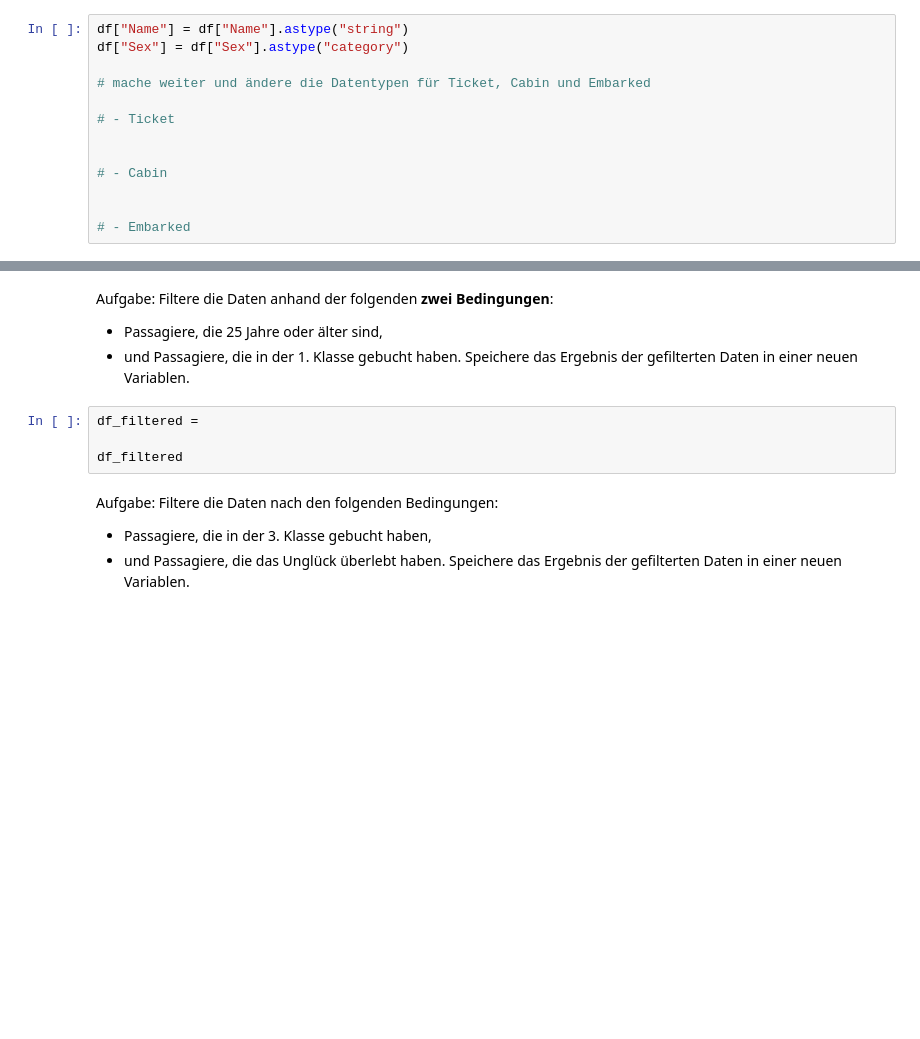
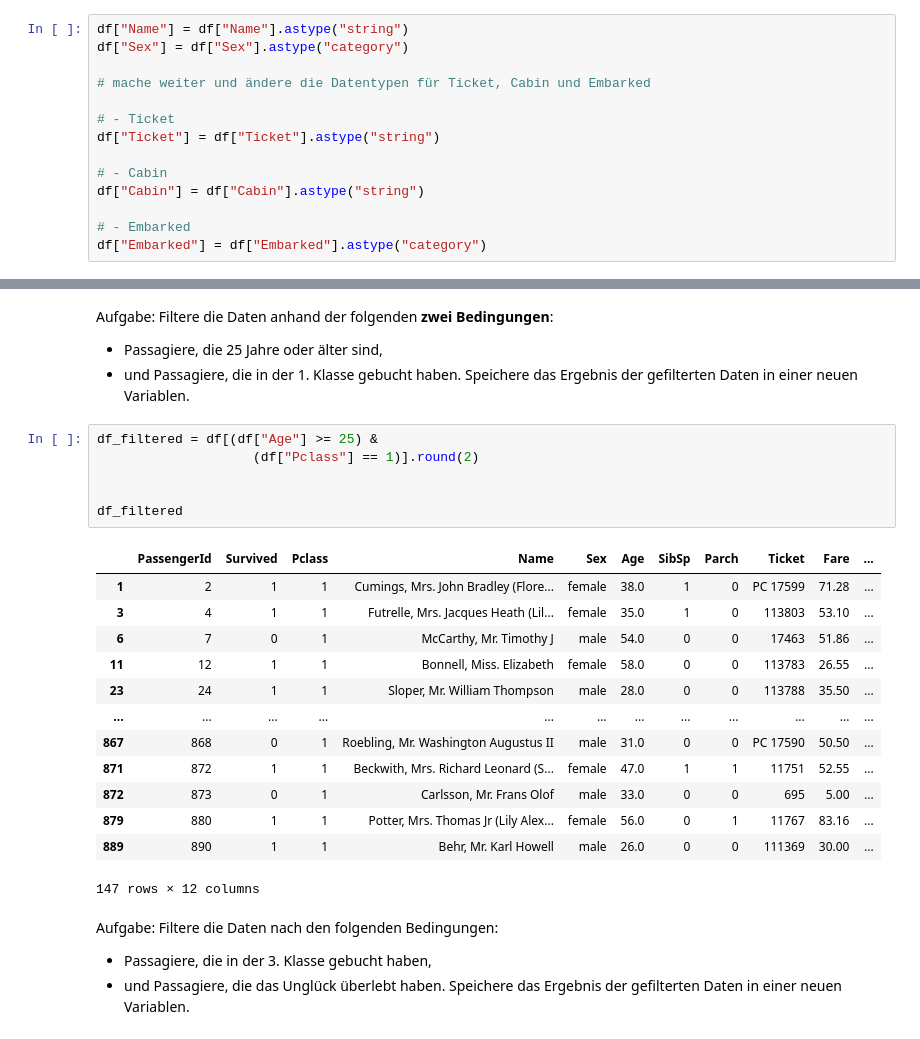
Before and after one commit to RiccardoDAndrea/Python-Crashkurs_, a Jupyter notebook: Aufgaben/L_Task_3_Python_packages.ipynb, the cells around one changed output, grey strips where cells are left out. Saved outputs shown, nothing was run; the diff lists cells and outputs as text; blank space fills up the shorter version.

```diff
--- a/Aufgaben/L_Task_3_Python_packages.ipynb
+++ b/Aufgaben/L_Task_3_Python_packages.ipynb
@@ -184,11 +277,12 @@ df["Sex"] = df["Sex"].astype("category")
 # mache weiter und ändere die Datentypen für Ticket, Cabin und Embarked
 
 # - Ticket
-
+df["Ticket"] = df["Ticket"].astype("string")
 
 # - Cabin
-
+df["Cabin"] = df["Cabin"].astype("string")
 
 # - Embarked
+df["Embarked"] = df["Embarked"].astype("category")
 # %% [markdown]
 Überprüfe ob die Datentypen korrekt geändert wurden:
@@ -250,10 +413,26 @@ Aufgabe: Filtere die Daten anhand der folgenden **zwei Bedingungen**:
 - Passagiere, die 25 Jahre oder älter sind,
 - und Passagiere, die in der 1. Klasse gebucht haben.
 Speichere das Ergebnis der gefilterten Daten in einer neuen Variablen.
-# %%
-df_filtered =
-
-df_filtered
+# %%
+df_filtered = df[(df["Age"] >= 25) &
+                    (df["Pclass"] == 1)].round(2)
+
+
+df_filtered
+# %% [output]
+|  | PassengerId | Survived | Pclass | Name | Sex | Age | SibSp | Parch | Ticket | Fare | ... |
+| 1 | 2 | 1 | 1 | Cumings, Mrs. John Bradley (Flore... | female | 38.0 | 1 | 0 | PC 17599 | 71.28 | ... |
+| 3 | 4 | 1 | 1 | Futrelle, Mrs. Jacques Heath (Lil... | female | 35.0 | 1 | 0 | 113803 | 53.10 | ... |
+| 6 | 7 | 0 | 1 | McCarthy, Mr. Timothy J | male | 54.0 | 0 | 0 | 17463 | 51.86 | ... |
+| 11 | 12 | 1 | 1 | Bonnell, Miss. Elizabeth | female | 58.0 | 0 | 0 | 113783 | 26.55 | ... |
+| 23 | 24 | 1 | 1 | Sloper, Mr. William Thompson | male | 28.0 | 0 | 0 | 113788 | 35.50 | ... |
+| ... | ... | ... | ... | ... | ... | ... | ... | ... | ... | ... | ... |
+| 867 | 868 | 0 | 1 | Roebling, Mr. Washington Augustus II | male | 31.0 | 0 | 0 | PC 17590 | 50.50 | ... |
+| 871 | 872 | 1 | 1 | Beckwith, Mrs. Richard Leonard (S... | female | 47.0 | 1 | 1 | 11751 | 52.55 | ... |
+| 872 | 873 | 0 | 1 | Carlsson, Mr. Frans Olof | male | 33.0 | 0 | 0 | 695 | 5.00 | ... |
+| 879 | 880 | 1 | 1 | Potter, Mrs. Thomas Jr (Lily Alex... | female | 56.0 | 0 | 1 | 11767 | 83.16 | ... |
+| 889 | 890 | 1 | 1 | Behr, Mr. Karl Howell | male | 26.0 | 0 | 0 | 111369 | 30.00 | ... |
+147 rows × 12 columns
 # %% [markdown]
 Aufgabe: Filtere die Daten nach den folgenden Bedingungen:
 
```
Also changed, not shown: parts of 35 cells of this notebook.
